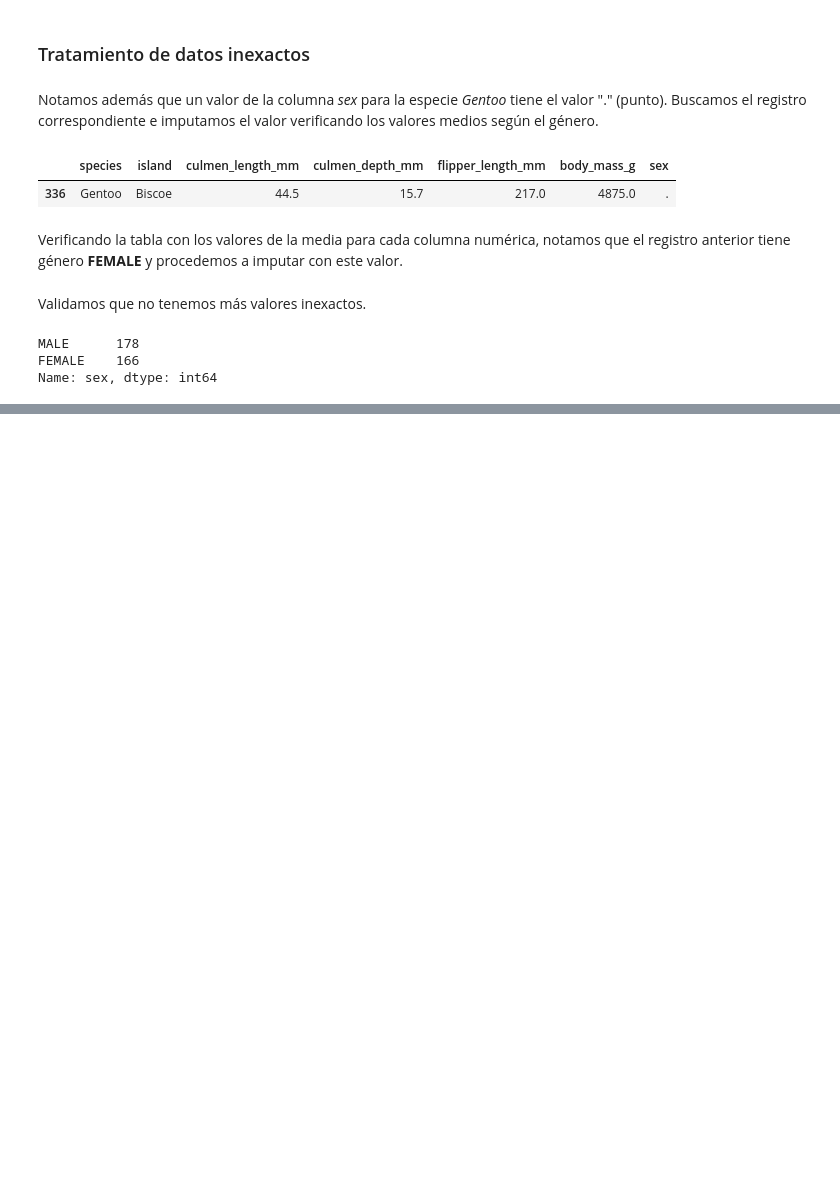
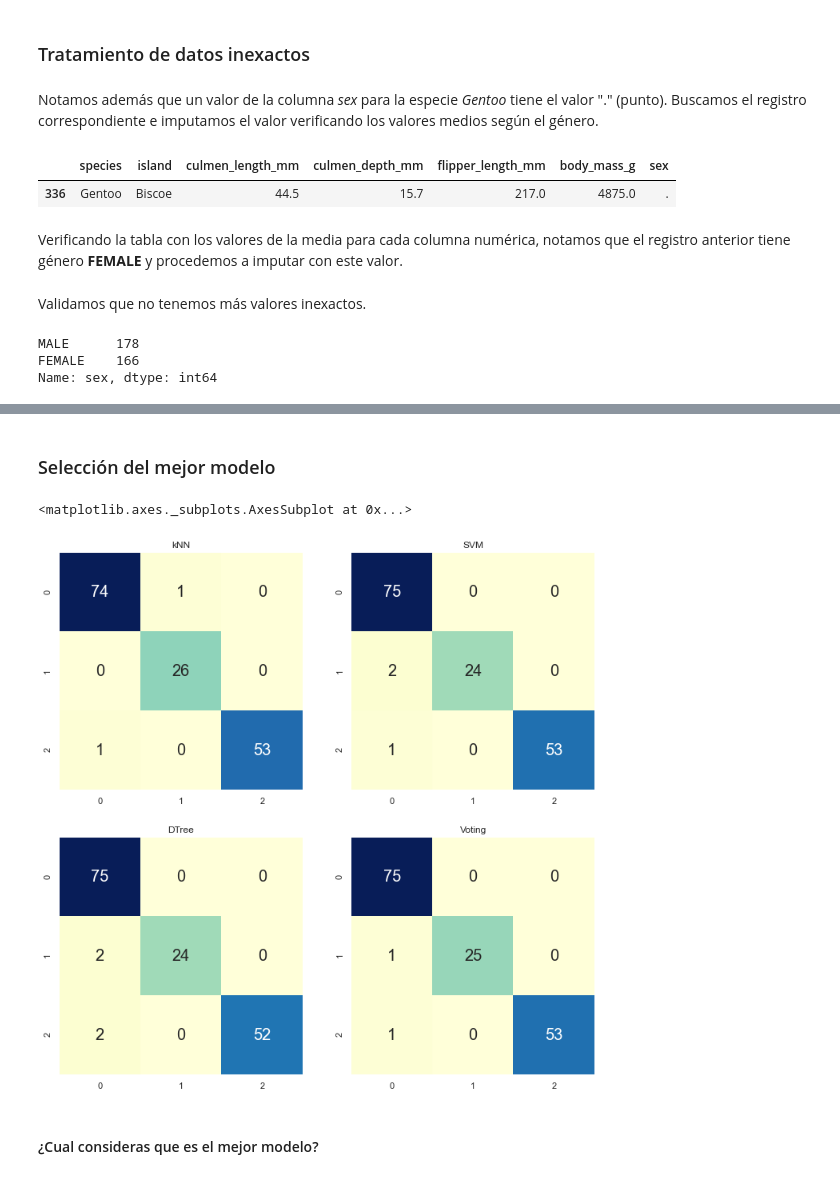
Before and after one commit to dazulu4/penguin-model, a Jupyter notebook: penguin_modeling.ipynb, the cells around one changed output, grey strips where cells are left out. Drawn from its saved outputs; the diff is of its cells as text; code cells hidden in the pictures; blank space fills up the shorter version.

```diff
--- a/penguin_soluction.ipynb
+++ b/penguin_modeling.ipynb
@@ -217,0 +373,4 @@ Name: sex, dtype: int64
+# %%
+knn = KNeighborsClassifier(n_neighbors=1)
+y_pred_knn, conf_mat_knn, clas_rep_knn = run_model(knn)
+print(clas_rep_knn)
@@ -217,0 +389,4 @@ Name: sex, dtype: int64
+# %%
+svm = SVC(gamma=0.1, kernel='rbf', probability=True)
+y_pred_svm, conf_mat_svm, clas_rep_svm = run_model(svm)
+print(clas_rep_svm)
@@ -217,0 +405,4 @@ Name: sex, dtype: int64
+# %%
+tree = DecisionTreeClassifier(max_depth=4)
+y_pred_tree, conf_mat_tree, clas_rep_tree = run_model(tree)
+print(clas_rep_tree)
@@ -217,0 +421,4 @@ Name: sex, dtype: int64
+# %%
+vot = VotingClassifier(estimators=[('knn', knn), ('svm', svm), ('dtree', tree)], voting='soft', weights=[1, 1, 1])
+y_pred_vot, conf_mat_vot, clas_rep_vot = run_model(vot)
+print(clas_rep_vot)
@@ -217,0 +435,17 @@ Name: sex, dtype: int64
+# %% [markdown]
+### Selección del mejor modelo
+# %%
+fig, ((ax1, ax2), (ax3, ax4)) = plt.subplots(2, 2, figsize=(12,12))
+ax1.set_title("kNN")
+sns.heatmap(conf_mat_knn, annot=True, cmap="YlGnBu", fmt="d", cbar=False, ax=ax1, annot_kws={"size": 20})
+ax2.set_title("SVM")
+sns.heatmap(conf_mat_svm, annot=True, cmap="YlGnBu", fmt="d", cbar=False, ax=ax2, annot_kws={"size": 20})
+ax3.set_title("DTree")
+sns.heatmap(conf_mat_tree, annot=True, cmap="YlGnBu", fmt="d", cbar=False, ax=ax3, annot_kws={"size": 20})
+ax4.set_title("Voting")
+sns.heatmap(conf_mat_vot, annot=True, cmap="YlGnBu", fmt="d", cbar=False, ax=ax4, annot_kws={"size": 20})
+# %% [output]
+<matplotlib.axes._subplots.AxesSubplot at 0x...>
+[figure, added]
+# %% [markdown]
+#### ¿Cual consideras que es el mejor modelo?
```
Also changed, not shown: parts of 31 cells of this notebook, 1 other file.
